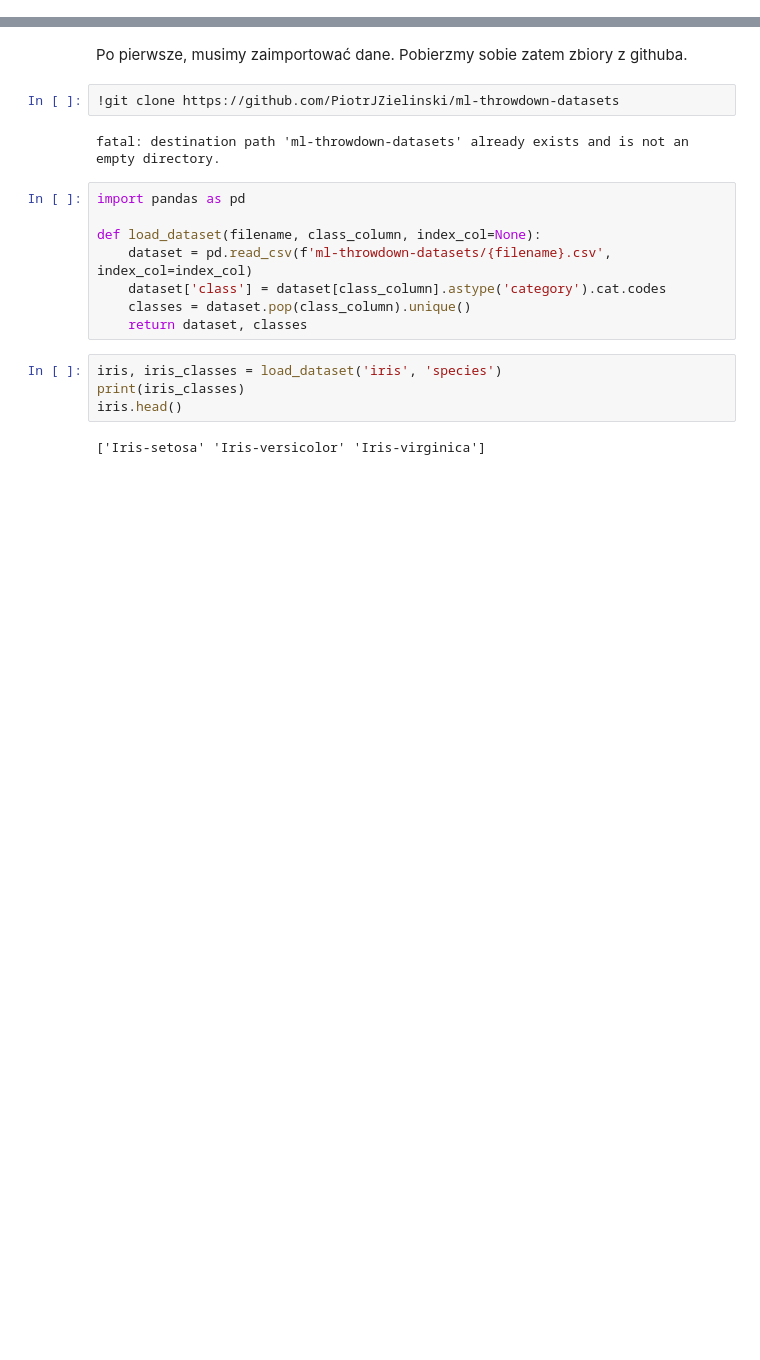
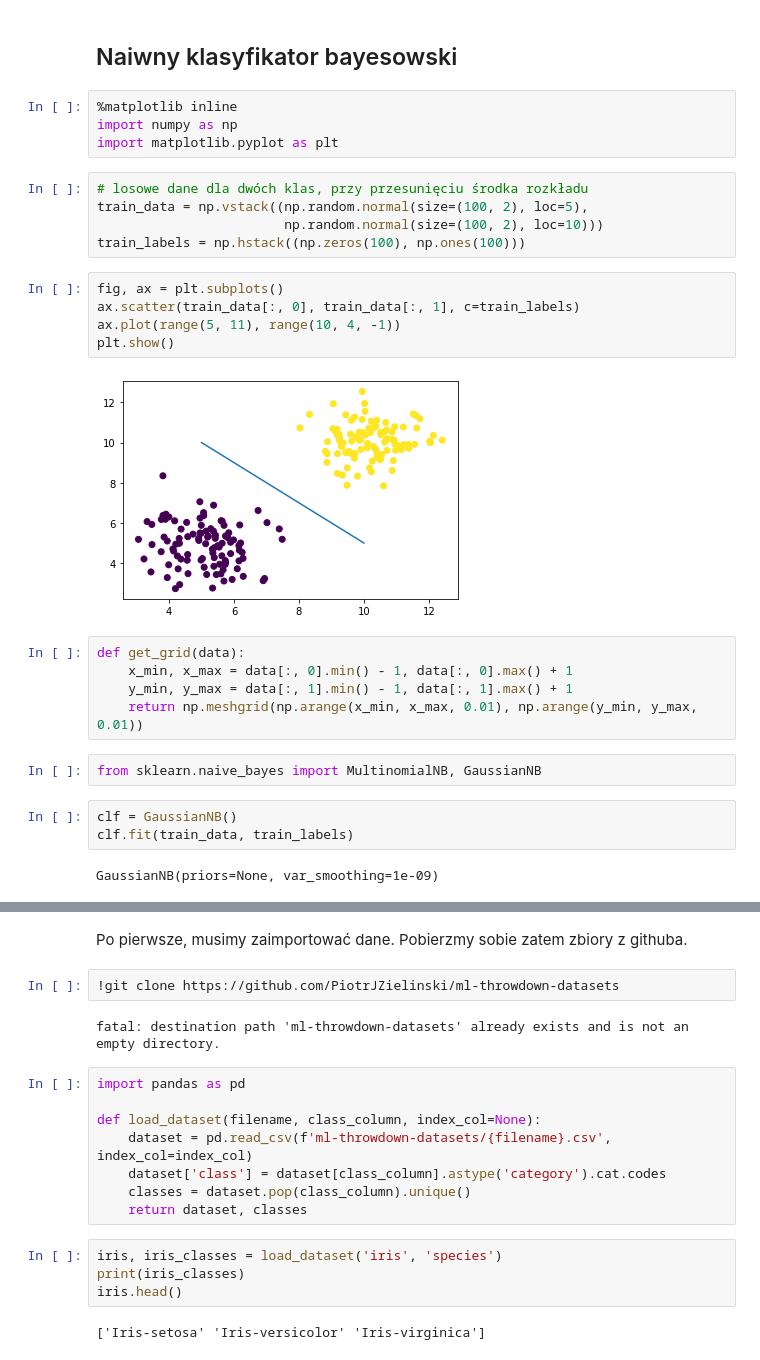
Before and after one commit to xenteros/data-science-training, a Jupyter notebook: Naive_Bayes.ipynb, the cells around one changed output, grey strips where cells are left out. Drawn from its saved outputs; the diff is of its cells as text; blank space fills up the shorter version.

```diff
--- a/Naive_Bayes.ipynb
+++ b/Naive_Bayes.ipynb
@@ -0,0 +1,31 @@
+# %% [markdown]
+Naiwny klasyfikator bayesowski
+---
+# %%
+%matplotlib inline
+import numpy as np
+import matplotlib.pyplot as plt
+# %%
+# losowe dane dla dwóch klas, przy przesunięciu środka rozkładu
+train_data = np.vstack((np.random.normal(size=(100, 2), loc=5),
+                        np.random.normal(size=(100, 2), loc=10)))
+train_labels = np.hstack((np.zeros(100), np.ones(100)))
+# %%
+fig, ax = plt.subplots()
+ax.scatter(train_data[:, 0], train_data[:, 1], c=train_labels)
+ax.plot(range(5, 11), range(10, 4, -1))
+plt.show()
+# %% [output]
+[figure, added]
+# %%
+def get_grid(data):
+    x_min, x_max = data[:, 0].min() - 1, data[:, 0].max() + 1
+    y_min, y_max = data[:, 1].min() - 1, data[:, 1].max() + 1
+    return np.meshgrid(np.arange(x_min, x_max, 0.01), np.arange(y_min, y_max, 0.01))
+# %%
+from sklearn.naive_bayes import MultinomialNB, GaussianNB
+# %%
+clf = GaussianNB()
+clf.fit(train_data, train_labels)
+# %% [output]
+GaussianNB(priors=None, var_smoothing=1e-09)
```
Also changed, not shown: parts of 1 cell of this notebook.
